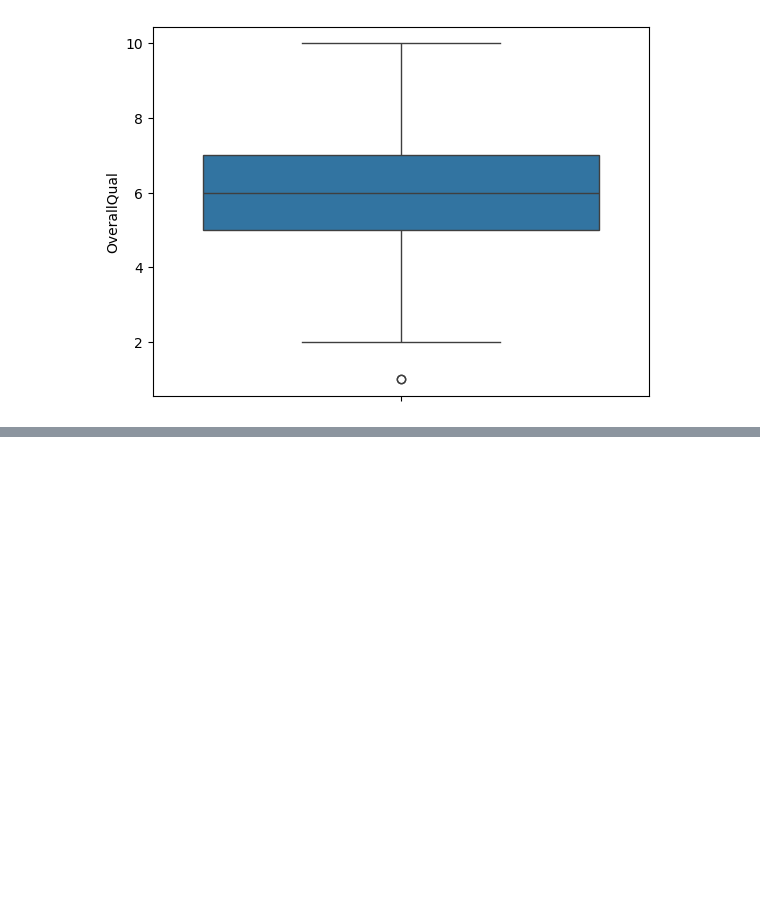
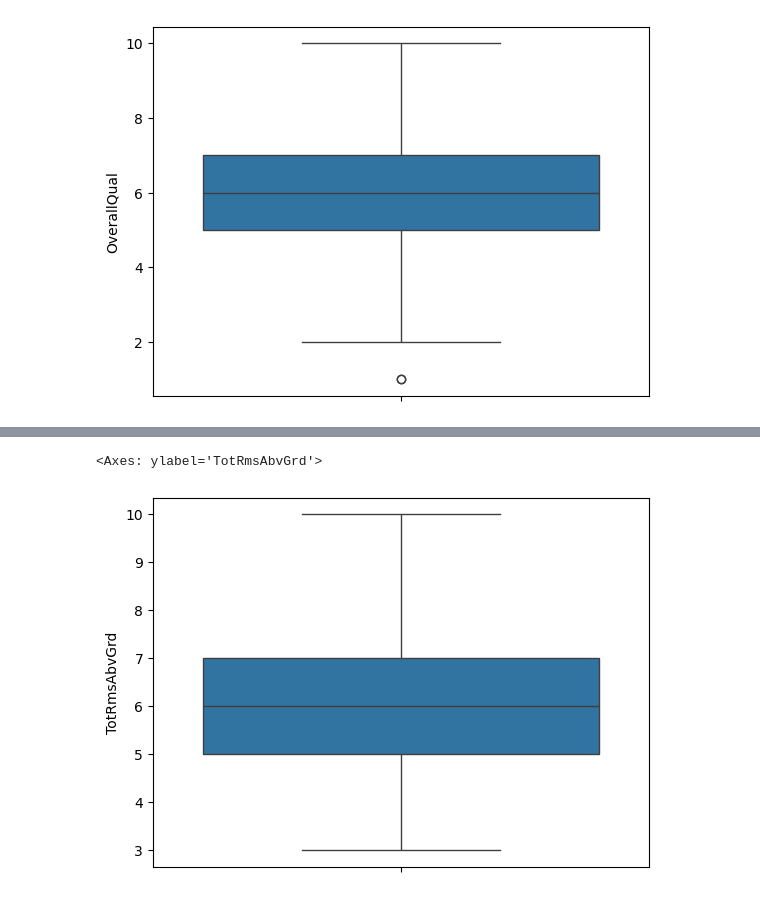
Before and after one commit to geoduin/HousePricePredictor, a Jupyter notebook: data_science_challenge.ipynb, the cells around one changed output, grey strips where cells are left out. Saved outputs shown, nothing was run; the diff lists cells and outputs as text; code cells hidden in the pictures; blank space fills up the shorter version.

```diff
--- a/data_science_challenge.ipynb
+++ b/data_science_challenge.ipynb
@@ -505,0 +549,5 @@ ValueError: Columns must be same length as key
+# %%
+sns.boxplot(cleaned_data["TotRmsAbvGrd"])
+# %% [output]
+<Axes: ylabel='TotRmsAbvGrd'>
+[figure, added]
```
Also changed, not shown: parts of 5 cells of this notebook, 1 other file.
